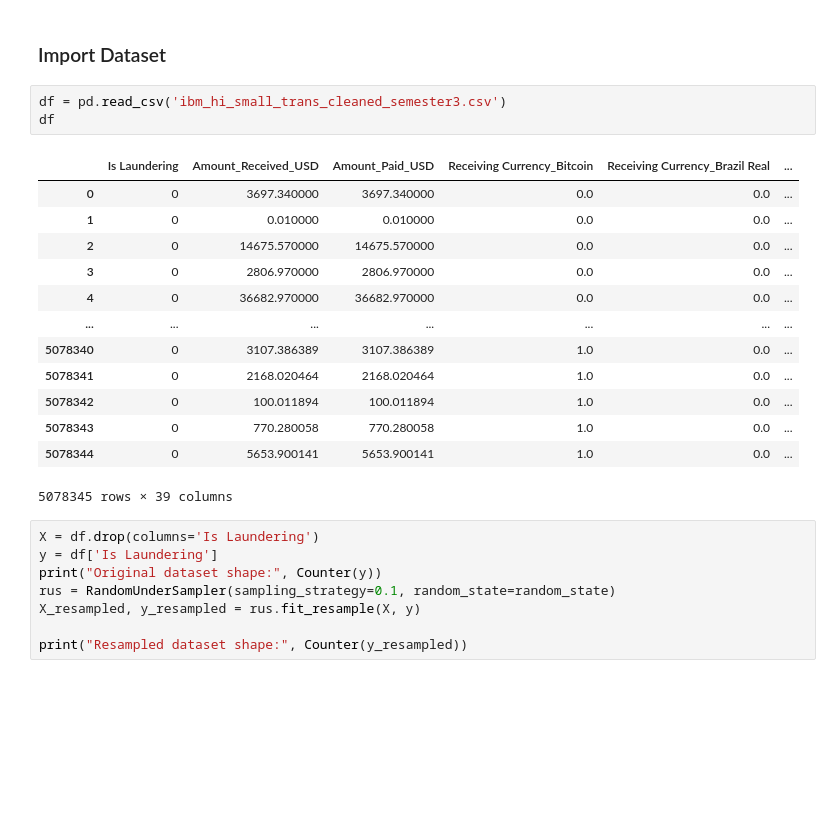
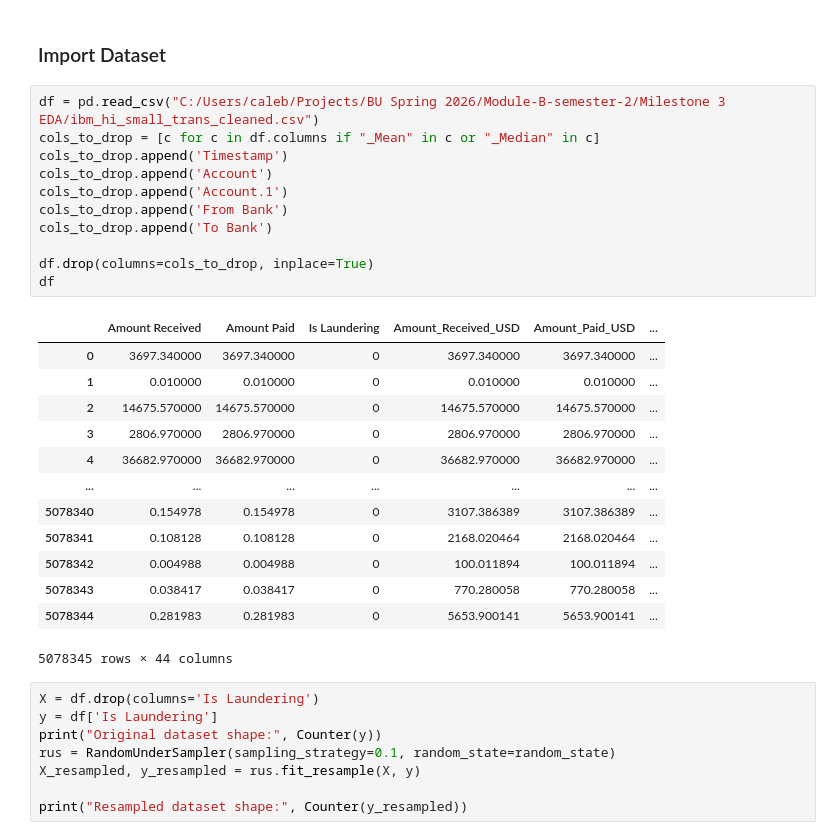
Before and after one commit to calebhadley1/DX799-capstone, a Jupyter notebook: Week11.ipynb, the cells around one changed output. Drawn from its saved outputs; the diff is of its cells as text; blank space fills up the shorter version.

```diff
--- a/Week11.ipynb
+++ b/Week11.ipynb
@@ -291,22 +268,30 @@ print(tree_rules)
 # %% [markdown]
 ### Import Dataset
 # %%
-df = pd.read_csv('ibm_hi_small_trans_cleaned_semester3.csv')
+df = pd.read_csv("C:/Users/caleb/Projects/BU Spring 2026/Module-B-semester-2/Milestone 3 EDA/ibm_hi_small_trans_cleaned.csv")
+cols_to_drop = [c for c in df.columns if "_Mean" in c or "_Median" in c]
+cols_to_drop.append('Timestamp')
+cols_to_drop.append('Account')
+cols_to_drop.append('Account.1')
+cols_to_drop.append('From Bank')
+cols_to_drop.append('To Bank')
+
+df.drop(columns=cols_to_drop, inplace=True)
 df
 # %% [output]
-|  | Is Laundering | Amount_Received_USD | Amount_Paid_USD | Receiving Currency_Bitcoin | Receiving Currency_Brazil Real | ... |
-| 0 | 0 | 3697.340000 | 3697.340000 | 0.0 | 0.0 | ... |
-| 1 | 0 | 0.010000 | 0.010000 | 0.0 | 0.0 | ... |
-| 2 | 0 | 14675.570000 | 14675.570000 | 0.0 | 0.0 | ... |
-| 3 | 0 | 2806.970000 | 2806.970000 | 0.0 | 0.0 | ... |
-| 4 | 0 | 36682.970000 | 36682.970000 | 0.0 | 0.0 | ... |
+|  | Amount Received | Amount Paid | Is Laundering | Amount_Received_USD | Amount_Paid_USD | ... |
+| 0 | 3697.340000 | 3697.340000 | 0 | 3697.340000 | 3697.340000 | ... |
+| 1 | 0.010000 | 0.010000 | 0 | 0.010000 | 0.010000 | ... |
+| 2 | 14675.570000 | 14675.570000 | 0 | 14675.570000 | 14675.570000 | ... |
+| 3 | 2806.970000 | 2806.970000 | 0 | 2806.970000 | 2806.970000 | ... |
+| 4 | 36682.970000 | 36682.970000 | 0 | 36682.970000 | 36682.970000 | ... |
 | ... | ... | ... | ... | ... | ... | ... |
-| 5078340 | 0 | 3107.386389 | 3107.386389 | 1.0 | 0.0 | ... |
-| 5078341 | 0 | 2168.020464 | 2168.020464 | 1.0 | 0.0 | ... |
-| 5078342 | 0 | 100.011894 | 100.011894 | 1.0 | 0.0 | ... |
-| 5078343 | 0 | 770.280058 | 770.280058 | 1.0 | 0.0 | ... |
-| 5078344 | 0 | 5653.900141 | 5653.900141 | 1.0 | 0.0 | ... |
+| 5078340 | 0.154978 | 0.154978 | 0 | 3107.386389 | 3107.386389 | ... |
+| 5078341 | 0.108128 | 0.108128 | 0 | 2168.020464 | 2168.020464 | ... |
+| 5078342 | 0.004988 | 0.004988 | 0 | 100.011894 | 100.011894 | ... |
+| 5078343 | 0.038417 | 0.038417 | 0 | 770.280058 | 770.280058 | ... |
+| 5078344 | 0.281983 | 0.281983 | 0 | 5653.900141 | 5653.900141 | ... |
-5078345 rows × 39 columns
+5078345 rows × 44 columns
 # %%
 X = df.drop(columns='Is Laundering')
 y = df['Is Laundering']
```
Also changed, not shown: parts of 40 cells of this notebook, 1 other file.
